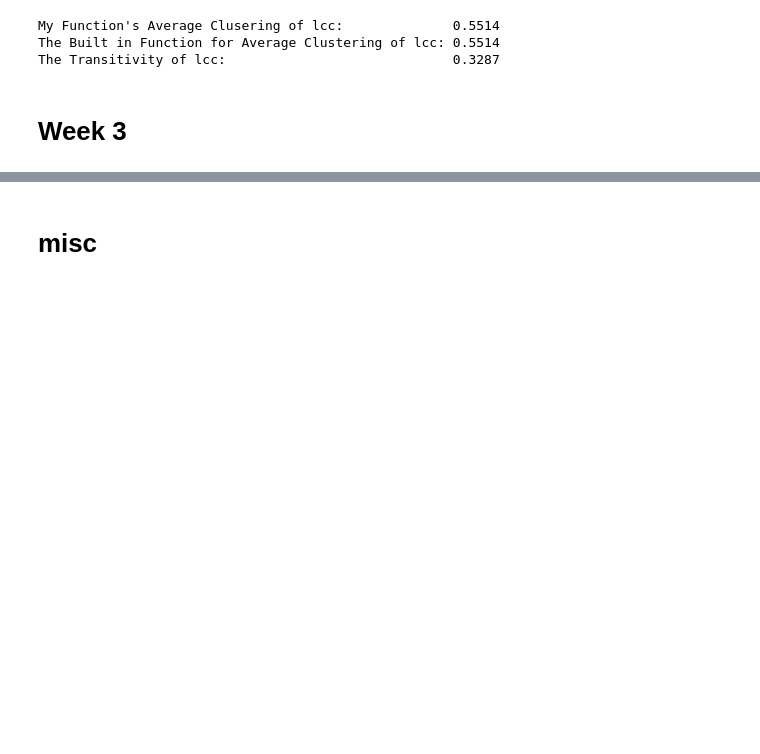
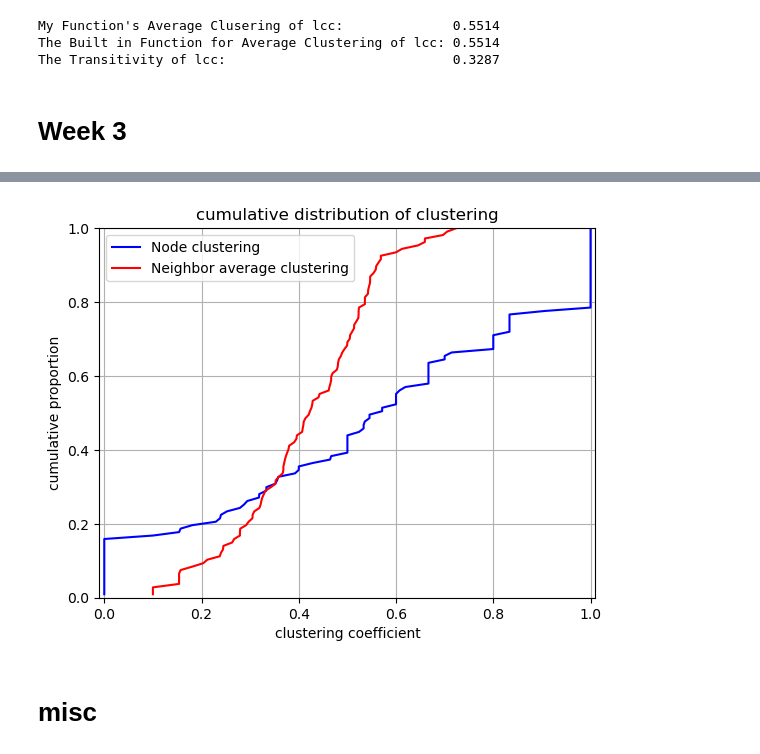
Before and after one commit to GiacomoMazz/Social_Network_Analysis_GOT, a Jupyter notebook: main.ipynb, the cells around one changed output, grey strips where cells are left out. Drawn from its saved outputs; the diff is of its cells as text; code cells hidden in the pictures; blank space fills up the shorter version.

```diff
--- a/main.ipynb
+++ b/main.ipynb
@@ -172,3 +253,19 @@ The Transitivity of lcc:                             0.3287
+# %%
+# plotting both distirbution of nodes and neighbors on top of each other
+
+plt.plot(cluster_x, cluster_y, color="blue", label="Node clustering")
+plt.plot(neighbor_x, neighbor_y, color="red", label="Neighbor average clustering")
+
+plt.xlabel("clustering coefficient")
+plt.ylabel("cumulative proportion")
+plt.title("cumulative distribution of clustering")
+plt.xlim(-0.01, 1.01)
+plt.ylim(0, 1)
+plt.grid(True)
+plt.legend()
+plt.show()
+# %% [output]
+[figure, added]
 # %% [markdown]
 # misc
 # %%
```
Also changed, not shown: parts of 3 cells of this notebook.
